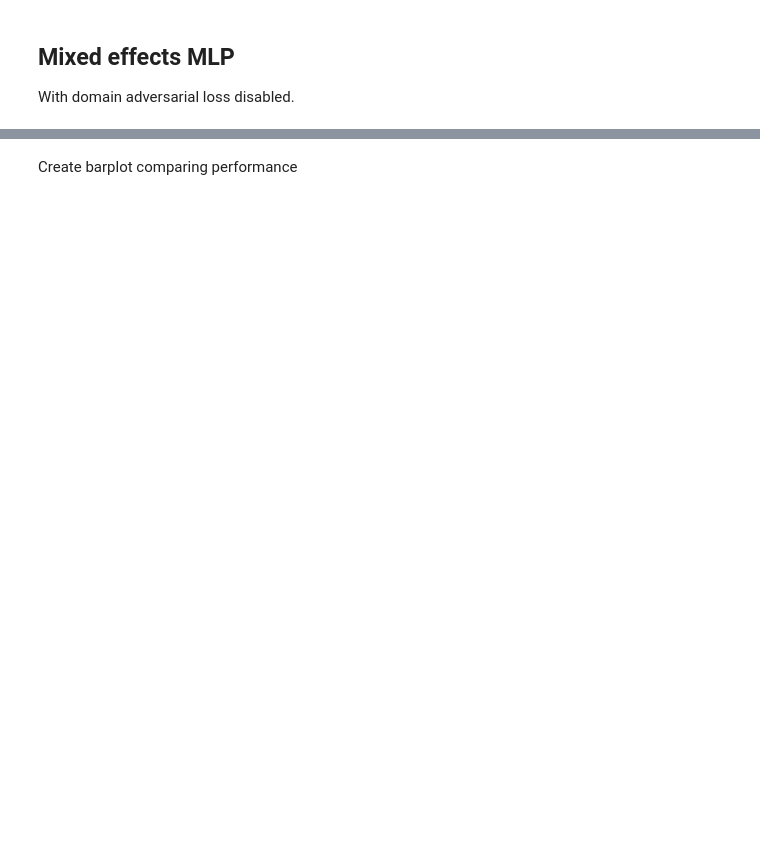
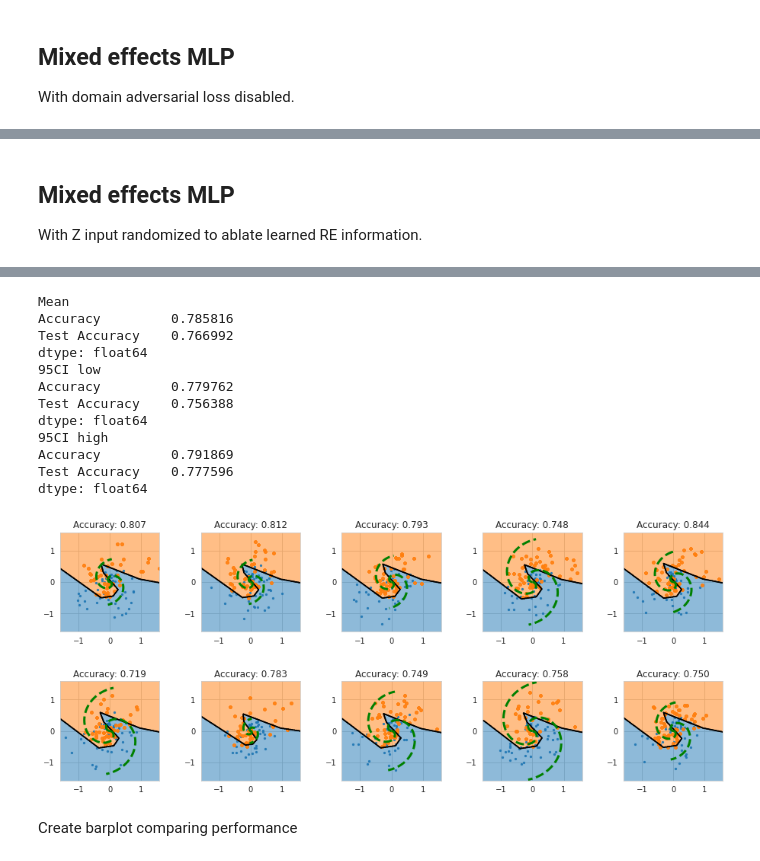
Before and after one commit to DeepLearningForPrecisionHealthLab/ARMED_MixedEffectsDL, a Jupyter notebook: synthetic_dataset/spiral_classification.ipynb, the cells around one changed output, grey strips where cells are left out. Drawn from its saved outputs; the diff is of its cells as text; code cells hidden in the pictures; blank space fills up the shorter version.

```diff
--- a/synthetic_dataset/spiral_classification.ipynb
+++ b/synthetic_dataset/spiral_classification.ipynb
@@ -521,2 +626,30 @@ dtype: float64
 [figure]
 [figure]
+# %% [markdown]
+## Mixed effects MLP
+
+With Z input randomized to ablate learned RE information.
+# %%
+dictBuild = {'n_features': arrX.shape[1],
+             'n_clusters': dictSpiralParams['clusters'],
+             'adversary_layer_units': [4, 4],
+             'slope_posterior_init_scale': 0.3,
+             'intercept_posterior_init_scale': 0.1,
+             'slope_prior_scale': 0.3,
+             'intercept_prior_scale': 0.1,
+             'kl_weight': 0.00001}
+dictCompile = {'loss_class_fe_weight': 1.0,
+               'loss_gen_weight': 0.5,
+               'loss_class_me_weight': 1.0,
+               'metric_class_me': tf.keras.metrics.BinaryAccuracy('acc'),
+               'metric_class_fe': tf.keras.metrics.BinaryAccuracy('acc_fe'),
+               'metric_adv': tf.keras.metrics.CategoricalAccuracy('adv_acc')}
+dfResultsMERandomizedZ, dfGradsMERandomizedZ, dfRandomSlopeSD, dfRandomIntercept, figDBMERandomizedZ = cross_validate(MixedEffectsMLPNonlinearSlope,
+                                                                            use_z=True,
+                                                                            build_args=dictBuild,
+                                                                            compile_args=dictCompile,
+                                                                            randomize_z=True)
+figDBMERandomizedZ.show()
+
+compute_95ci(dfResultsMERandomizedZ)
+# %% [output]
@@ -523,3 +658,16 @@ dtype: float64
+Mean
+Accuracy         0.785816
+Test Accuracy    0.766992
+dtype: float64
+95CI low
+Accuracy         0.779762
+Test Accuracy    0.756388
+dtype: float64
+95CI high
+Accuracy         0.791869
+Test Accuracy    0.777596
+dtype: float64
+[figure, added]
 # %% [markdown]
 Create barplot comparing performance
 # %%
```
Also changed, not shown: parts of 15 cells of this notebook, 6 other files.
